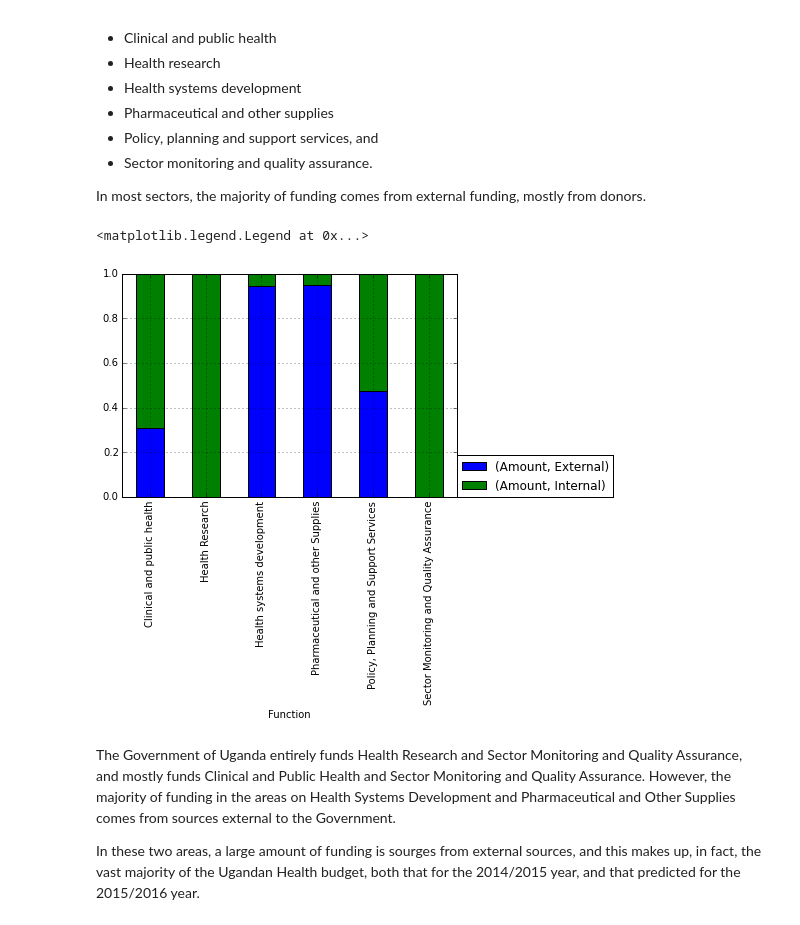
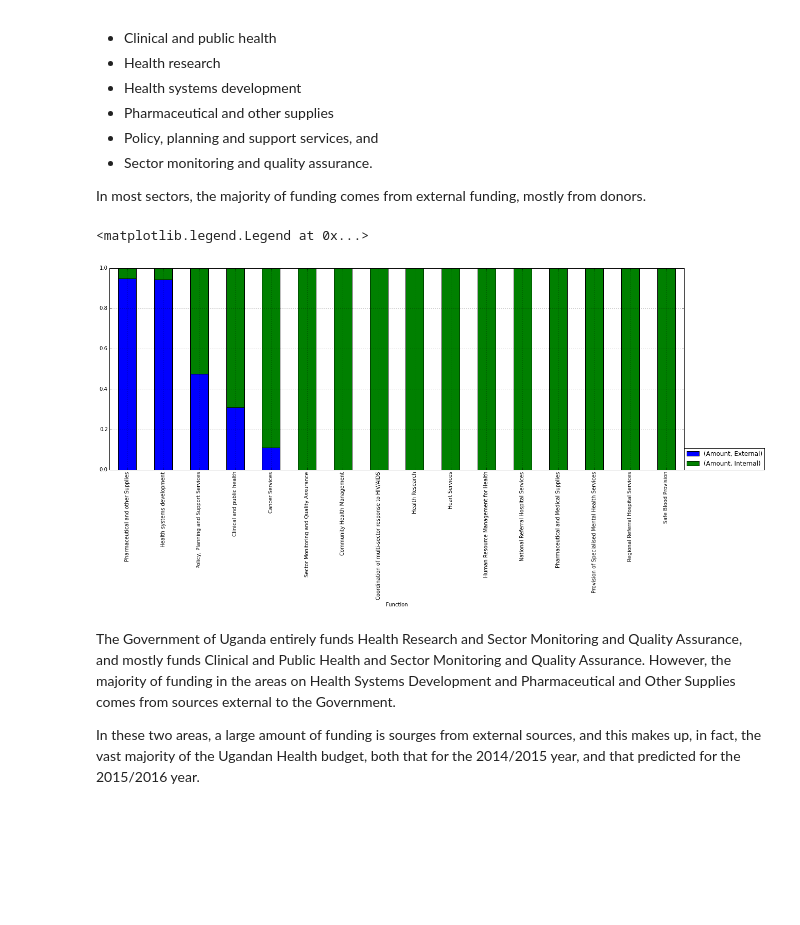
Before and after one commit to forsakendaemon/uganda, a Jupyter notebook: Uganda Health Financing.ipynb, the cells around one changed output. Cells and saved outputs as stored; diff of their text form; code cells hidden in the pictures; blank space fills up the shorter version.

```diff
--- a/Uganda Health Financing.ipynb
+++ b/Uganda Health Financing.ipynb
@@ -6,8 +6,8 @@ import matplotlib.pyplot as plt
 import numpy as np
 %matplotlib inline
 
-health_budget = pd.read_csv('health_budget.csv')
-aid_funding = pd.read_csv('aid_funding.csv')
+health_budget = pd.read_csv('health_budget.csv', comment='#')
+aid_funding = pd.read_csv('aid_funding.csv', comment='#')
 # %% [markdown]
 Uganda's health system is primarily funded from two sources: The Government of Uganda, and external donors.
 
@@ -21,12 +21,12 @@ Uganda separates its health budget into six main areas:
 
 In most sectors, the majority of funding comes from external funding, mostly from donors.
 # %%
-health_budget_fractions = (health_budget.groupby(['Function', 'Internal']).aggregate(np.sum) / health_budget.groupby(['Function']).aggregate(np.sum)).unstack()
-plothbf = health_budget_fractions.plot(kind="bar", stacked=True)
+health_budget_fractions = (health_budget.groupby(['Function', 'Internal']).aggregate(np.sum) / health_budget.groupby(['Function']).aggregate(np.sum)).unstack().sort(columns=[("Amount", "External")], ascending=False)
+plothbf = health_budget_fractions.plot(kind="bar", stacked=True, figsize=(20,7))
 plothbf.legend(loc=(1,0))
 # %% [output]
 <matplotlib.legend.Legend at 0x...>
-[figure, old version]
+[figure, new version]
 # %% [markdown]
 The Government of Uganda entirely funds Health Research and Sector Monitoring and Quality Assurance, and mostly funds Clinical and Public Health and Sector Monitoring and Quality Assurance. However, the majority of funding in the areas on Health Systems Development and Pharmaceutical and Other Supplies comes from sources external to the Government.
 
```
Also changed, not shown: parts of 4 cells of this notebook, 4 other files.
